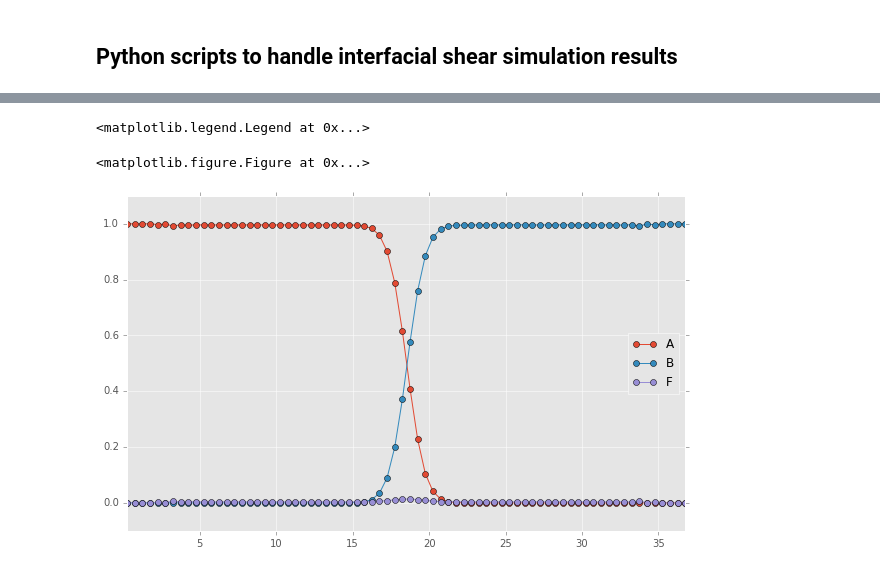
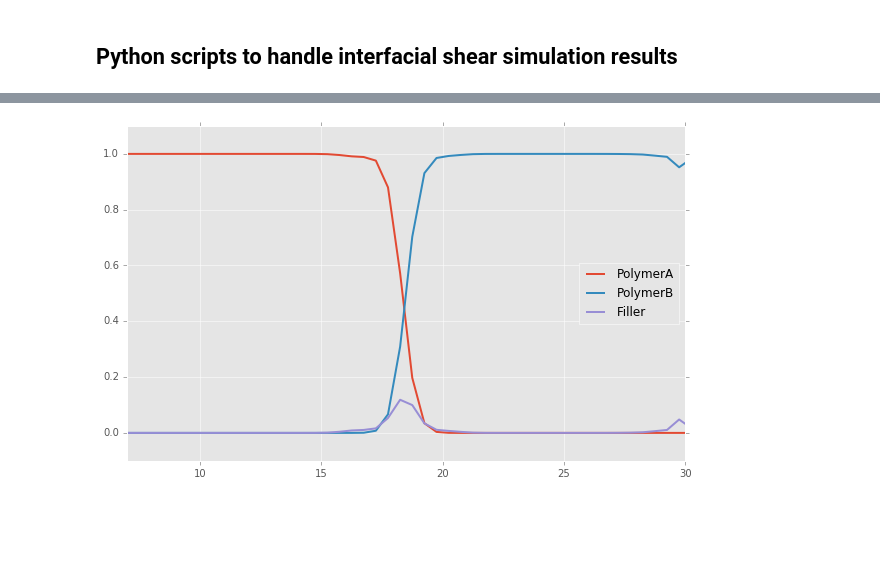
Before and after one commit to mynameisD/InterfaceAnalysis, a Jupyter notebook: Preshear.ipynb, the cells around one changed output, grey strips where cells are left out. Saved outputs shown, nothing was run; the diff lists cells and outputs as text; code cells hidden in the pictures; blank space fills up the shorter version.

```diff
--- a/Preshear.ipynb
+++ b/Preshear.ipynb
@@ -67,12 +65,16 @@ sum(hist.Width)
-# %%
-histogram=hist.loc[:,"A":"F"]
-plt.figure();
-histogram.plot(style="o-").set_ylim(-0.1,1.1);
-plt.legend(loc='best')
-# %% [output]
-<matplotlib.legend.Legend at 0x...>
-<matplotlib.figure.Figure at 0x...>
-[figure, removed]
+# %%
+line1=plt.plot(hist.index,hist.A,label="PolymerA")
+line2=plt.plot(hist.index,hist.B,label="PolymerB")
+line3=plt.plot(hist.index,hist.F,label="Filler")
+plt.xlabel("")
+plt.ylim(-0.1,1.1)
+plt.xlim(7,30)
+plt.setp([line1,line2,line3],linewidth=2.0)
+plt.legend(loc="best")
+plt.savefig("Histogram.png",dpi=300)
+plt.show()
+# %% [output]
+[figure, added]
 # %%
 def player(file):
 #layered pressure file handler
```
Also changed, not shown: parts of 6 cells of this notebook, 1 other file.
